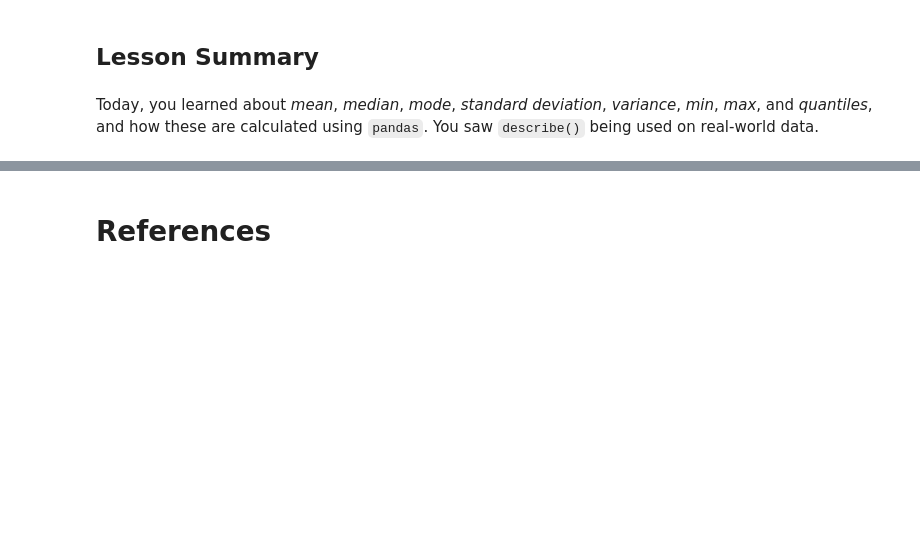
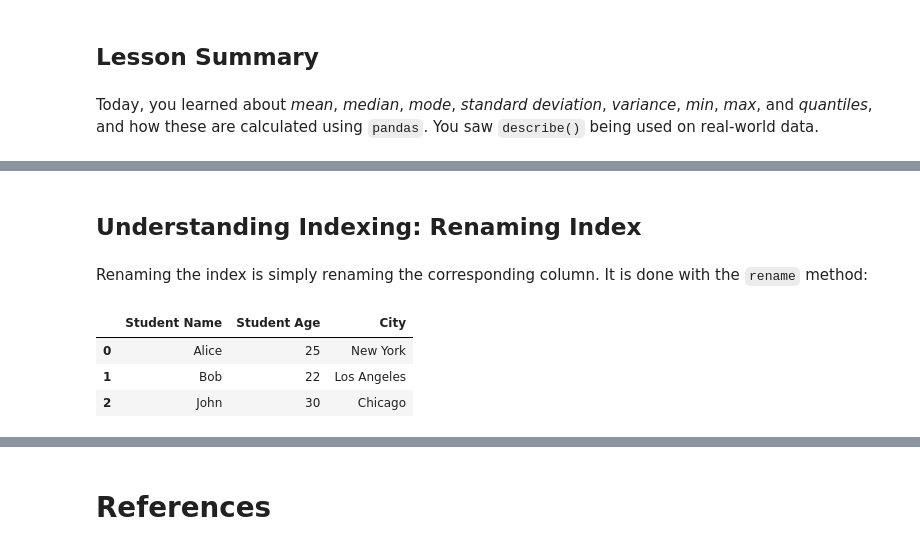
Before and after one commit to ancilcleetus/AI-Learning-Lab, a Jupyter notebook: Tools/Deep-Dive-into-Numpy-and-Pandas/02_Pandas_Basics_and_DataFrame_Manipulation.ipynb, the cells around one changed output, grey strips where cells are left out. Saved outputs shown, nothing was run; the diff lists cells and outputs as text; code cells hidden in the pictures; blank space fills up the shorter version.

```diff
--- a/Tools/Deep-Dive-into-Numpy-and-Pandas/02_Pandas_Basics_and_DataFrame_Manipulation.ipynb
+++ b/Tools/Deep-Dive-into-Numpy-and-Pandas/02_Pandas_Basics_and_DataFrame_Manipulation.ipynb
@@ -299,0 +355,12 @@ Today, you learned about *mean*, *median*, *mode*, *standard deviation*, *varian
+# %% [markdown]
+## Understanding Indexing: Renaming Index
+# %% [markdown]
+Renaming the index is simply renaming the corresponding column. It is done with the `rename` method:
+# %%
+df.rename(columns={'Name': 'Student Name', 'Age': 'Student Age'}, inplace=True)
+df
+# %% [output]
+|  | Student Name | Student Age | City |
+| 0 | Alice | 25 | New York |
+| 1 | Bob | 22 | Los Angeles |
+| 2 | John | 30 | Chicago |
```
Also changed, not shown: parts of 23 cells of this notebook.
